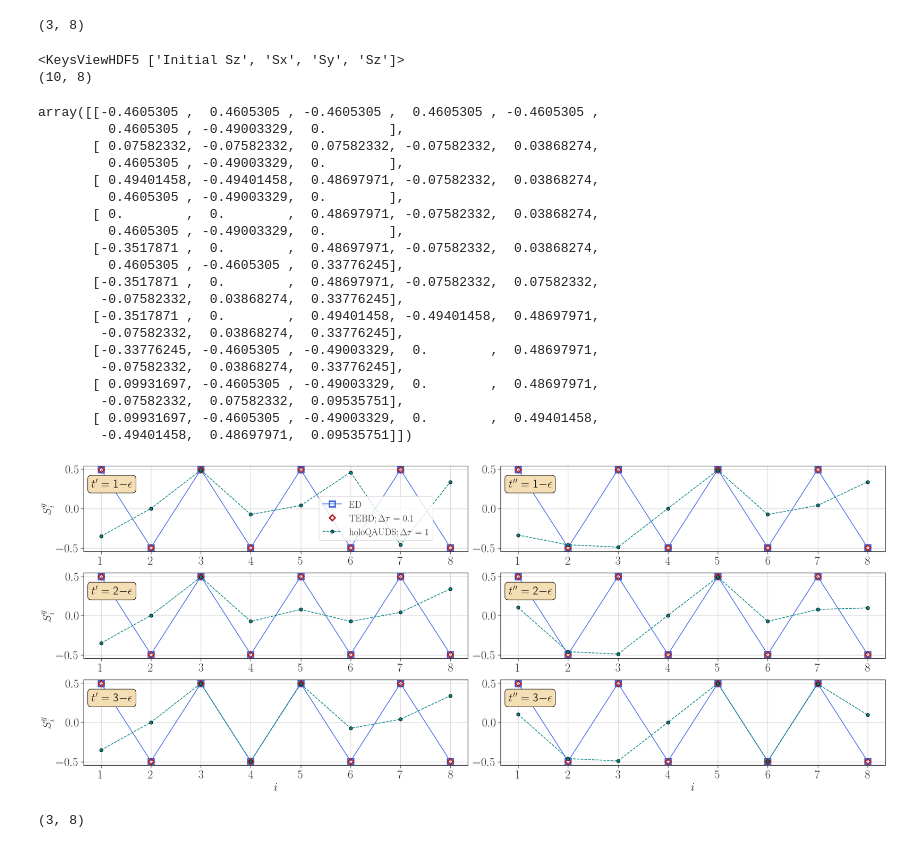
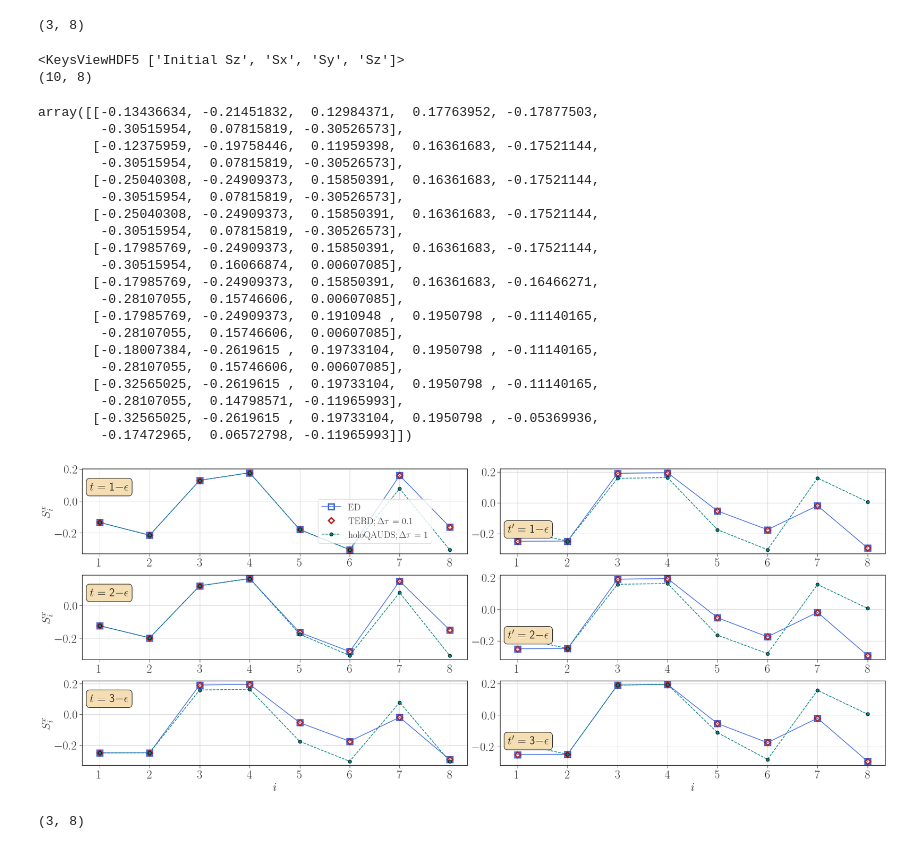
Before and after one commit to xiaobo-23/EntangledLightConeSampling, a Jupyter notebook: HQA_Data_Analysis.ipynb, the cells around one changed output. Cells and saved outputs as stored; diff of their text form; code cells hidden in the pictures.

```diff
--- a/HQA_Data_Analysis.ipynb
+++ b/HQA_Data_Analysis.ipynb
@@ -466,12 +466,12 @@ def data_extrapolation(file_name, label):
     print(tmp_Sz.shape)
     return tmp_Sz
 # %%
-Sz_ED = data_extrapolation("Data/ED_N8_h0.2_Iteration12_Rotations_Only_AFM_TESTING.h5", "Sy")
+Sz_ED = data_extrapolation("Data/ED_N8_h0.2_Iteration12_Rotations_Only_Random_TESTING.h5", "Sx")
 # %% [output]
 <KeysViewHDF5 ['Cxx', 'Cyy', 'Czz', 'Initial Sz', 'Sx', 'Sy', 'Sz', 'Wavefunction Overlap']>
 (12, 8)
 # %%
-Sz_TEBD = data_extrapolation("Data/TEBD_N8_h0.2_tau0.1_T20.0_Rotations_Only_AFM_TESTING.h5", "Sy")
+Sz_TEBD = data_extrapolation("Data/TEBD_N8_h0.2_tau0.1_T20.0_Rotations_Only_Random_TESTING.h5", "Sx")
 # %% [output]
 <KeysViewHDF5 ['Cxx', 'Cyy', 'Czz', 'Initial Sz', 'Sx', 'Sy', 'Sz', 'Wavefunction Overlap']>
 (201, 8)
@@ -525,31 +525,31 @@ Sz_holoQUADS.shape
 (3, 8)
 (3, 8)
 # %%
-Sz_holoQUADS_diagonal = data_extrapolation("Data/holoQUADS_Circuit_N8_h0.2_T3.0_Measure1_Rotations_Only_AFM_Diagonal_TESTING2.h5", "Sy")
+Sz_holoQUADS_diagonal = data_extrapolation("Data/holoQUADS_Circuit_N8_h0.2_T3.0_Measure1_Rotations_Only_Random_Diagonal_TESTING2.h5", "Sx")
 Sz_holoQUADS_diagonal.real
 # %% [output]
 <KeysViewHDF5 ['Initial Sz', 'Sx', 'Sy', 'Sz']>
 (10, 8)
-array([[-0.4605305 ,  0.4605305 , -0.4605305 ,  0.4605305 , -0.4605305 ,
-         0.4605305 , -0.49003329,  0.        ],
-       [ 0.07582332, -0.07582332,  0.07582332, -0.07582332,  0.03868274,
-         0.4605305 , -0.49003329,  0.        ],
-       [ 0.49401458, -0.49401458,  0.48697971, -0.07582332,  0.03868274,
-         0.4605305 , -0.49003329,  0.        ],
-       [ 0.        ,  0.        ,  0.48697971, -0.07582332,  0.03868274,
-         0.4605305 , -0.49003329,  0.        ],
-       [-0.3517871 ,  0.        ,  0.48697971, -0.07582332,  0.03868274,
-         0.4605305 , -0.4605305 ,  0.33776245],
-       [-0.3517871 ,  0.        ,  0.48697971, -0.07582332,  0.07582332,
-        -0.07582332,  0.03868274,  0.33776245],
-       [-0.3517871 ,  0.        ,  0.49401458, -0.49401458,  0.48697971,
-        -0.07582332,  0.03868274,  0.33776245],
-       [-0.33776245, -0.4605305 , -0.49003329,  0.        ,  0.48697971,
-        -0.07582332,  0.03868274,  0.33776245],
-       [ 0.09931697, -0.4605305 , -0.49003329,  0.        ,  0.48697971,
-        -0.07582332,  0.07582332,  0.09535751],
-       [ 0.09931697, -0.4605305 , -0.49003329,  0.        ,  0.49401458,
-        -0.49401458,  0.48697971,  0.09535751]])
+array([[-0.13436634, -0.21451832,  0.12984371,  0.17763952, -0.17877503,
+        -0.30515954,  0.07815819, -0.30526573],
+       [-0.12375959, -0.19758446,  0.11959398,  0.16361683, -0.17521144,
+        -0.30515954,  0.07815819, -0.30526573],
+       [-0.25040308, -0.24909373,  0.15850391,  0.16361683, -0.17521144,
+        -0.30515954,  0.07815819, -0.30526573],
+       [-0.25040308, -0.24909373,  0.15850391,  0.16361683, -0.17521144,
+        -0.30515954,  0.07815819, -0.30526573],
+       [-0.17985769, -0.24909373,  0.15850391,  0.16361683, -0.17521144,
+        -0.30515954,  0.16066874,  0.00607085],
+       [-0.17985769, -0.24909373,  0.15850391,  0.16361683, -0.16466271,
+        -0.28107055,  0.15746606,  0.00607085],
+       [-0.17985769, -0.24909373,  0.1910948 ,  0.1950798 , -0.11140165,
+        -0.28107055,  0.15746606,  0.00607085],
+       [-0.18007384, -0.2619615 ,  0.19733104,  0.1950798 , -0.11140165,
+        -0.28107055,  0.15746606,  0.00607085],
+       [-0.32565025, -0.2619615 ,  0.19733104,  0.1950798 , -0.11140165,
+        -0.28107055,  0.14798571, -0.11965993],
+       [-0.32565025, -0.2619615 ,  0.19733104,  0.1950798 , -0.05369936,
+        -0.17472965,  0.06572798, -0.11965993]])
 # %%
 '''
     Benchmark the holoQUADS algorithm against ED and TEBD
@@ -563,48 +563,48 @@ for ind in range(6):
     ind1 = ind if ind < 3 else (ind - 3)
     ind2 = 0 if ind < 3 else 1
 
     ax = fig.add_subplot(spec[ind1, ind2])
 
     if ind2 == 0:
-#         ax.plot(np.arange(1, 9), Sz_ED[ind1 + 1, :].real, color = 'royalblue', marker = 's', markersize = 12, \
+        ax.plot(np.arange(1, 9), Sz_ED[ind1 + 1, :].real, color = 'royalblue', marker = 's', markersize = 12, \
+             markeredgecolor = 'royalblue', markerfacecolor = 'none', markeredgewidth = 3, label = r'$\rm ED$')
+        ax.plot(np.arange(1, 9), Sz_TEBD[10 * (ind1 + 1), : 8].real, linestyle = '', color = 'firebrick', marker = 'D', markersize = 9, \
+             markeredgecolor = 'firebrick', markerfacecolor = 'none', markeredgewidth = 3, label = r'$\rm TEBD; \Delta\tau = 0.1$')
+        ax.plot(np.arange(1, 9), Sz_holoQUADS_diagonal[ind, :].real, linestyle = '--', color = 'teal', marker = 'o', markersize = 7, \
+               markeredgecolor = 'black', markeredgewidth = 1, label = r'$\rm holoQAUDS; \Delta\tau = 1$')
+#         ax.plot(np.arange(1, 9), Sz_ED[3, :].real, color = 'royalblue', marker = 's', markersize = 12, \
 #              markeredgecolor = 'royalblue', markerfacecolor = 'none', markeredgewidth = 3, label = r'$\rm ED$')
-#         ax.plot(np.arange(1, 9), Sz_TEBD[10 * (ind1 + 1), : 8].real, linestyle = '', color = 'firebrick', marker = 'D', markersize = 9, \
+#         ax.plot(np.arange(1, 9), Sz_TEBD[30, : 8].real, linestyle = '', color = 'firebrick', marker = 'D', markersize = 9, \
 #              markeredgecolor = 'firebrick', markerfacecolor = 'none', markeredgewidth = 3, label = r'$\rm TEBD; \Delta\tau = 0.1$')
-#         ax.plot(np.arange(1, 9), Sz_holoQUADS_diagonal[ind, :].real, linestyle = '--', color = 'teal', marker = 'o', markersize = 7, \
+#         ax.plot(np.arange(1, 9), Sz_holoQUADS_diagonal[ind + 4, :].real, linestyle = '--', color = 'teal', marker = 'o', markersize = 7, \
 #                markeredgecolor = 'black', markeredgewidth = 1, label = r'$\rm holoQAUDS; \Delta\tau = 1$')
-        ax.plot(np.arange(1, 9), Sz_ED[3, :].real, color = 'royalblue', marker = 's', markersize = 12, \
-             markeredgecolor = 'royalblue', markerfacecolor = 'none', markeredgewidth = 3, label = r'$\rm ED$')
-        ax.plot(np.arange(1, 9), Sz_TEBD[30, : 8].real, linestyle = '', color = 'firebrick', marker = 'D', markersize = 9, \
-             markeredgecolor = 'firebrick', markerfacecolor = 'none', markeredgewidth = 3, label = r'$\rm TEBD; \Delta\tau = 0.1$')
-        ax.plot(np.arange(1, 9), Sz_holoQUADS_diagonal[ind + 4, :].real, linestyle = '--', color = 'teal', marker = 'o', markersize = 7, \
-               markeredgecolor = 'black', markeredgewidth = 1, label = r'$\rm holoQAUDS; \Delta\tau = 1$')
     else:
         ax.plot(np.arange(1, 9), Sz_ED[3, :].real, color = 'royalblue', marker = 's', markersize = 12, \
              markeredgecolor = 'royalblue', markerfacecolor = 'none', markeredgewidth = 3, label = r'$\rm ED$')
         ax.plot(np.arange(1, 9), Sz_TEBD[30, : 8].real, linestyle = '', color = 'firebrick', marker = 'D', markersize = 9, \
              markeredgecolor = 'firebrick', markerfacecolor = 'none', markeredgewidth = 3, label = r'$\rm TEBD; \Delta\tau = 0.1$')
-        ax.plot(np.arange(1, 9), Sz_holoQUADS_diagonal[ind1 + 7, :].real, linestyle = '--', color = 'teal', marker = 'o', markersize = 7, \
+        ax.plot(np.arange(1, 9), Sz_holoQUADS_diagonal[ind1 + 4, :].real, linestyle = '--', color = 'teal', marker = 'o', markersize = 7, \
                markeredgecolor = 'black', markeredgewidth = 1, label = r'$\rm holoQAUDS; \Delta\tau = 1$')
 
     if ind == 0:
         ax.legend(frameon = True, fontsize = 20, ncol = 1, bbox_to_anchor = [0.6, 0.7])
     elif ind1 == 2:
         ax.set_xlabel(r'$i$', fontsize = 25)
 
     if ind < 3:
-        ax.set_ylabel(r'$S^{y}_{i}$', fontsize = 25)
-        ax.text(.02, .75, r'$t^{\prime} = \;$' + str(ind + 1) + r'$- \epsilon$', \
+        ax.set_ylabel(r'$S^{x}_{i}$', fontsize = 25)
+        ax.text(.02, .75, r'$t = \;$' + str(ind + 1) + r'$- \epsilon$', \
             transform = ax.transAxes, fontsize = 25, bbox = dict(boxstyle = "round", facecolor = 'wheat', alpha = 1.0))
     else:
-        ax.text(.02, .75, r'$t^{\prime\prime} = \;$' + str(ind - 2) + r'$- \epsilon$', \
+        ax.text(.02, .25, r'$t^{\prime} = \;$' + str(ind - 2) + r'$- \epsilon$', \
             transform = ax.transAxes, fontsize = 25, bbox = dict(boxstyle = "round", facecolor = 'wheat', alpha = 1.0))
 
     ax.tick_params(axis = "both", which = "major", labelsize = 25)
     ax.grid()
 
-plt.savefig('Figures/Kicked_Ising_h0.2_T3.0_holoQUADS_Benchmark_Rotations_Only_AFM_Diagonal_Part1_Sy.pdf')
+plt.savefig('Figures/Kicked_Ising_h0.2_T3.0_holoQUADS_Benchmark_Rotations_Only_Random_No_Reset_Diagonal_Part2_Sx.pdf')
 # %% [output]
-[figure, old version]
+[figure, new version]
 # %%
 # '''
 #     Benchmark the holoQUADS algorithm against ED and TEBD
```
Also changed, not shown: 1 other file.
